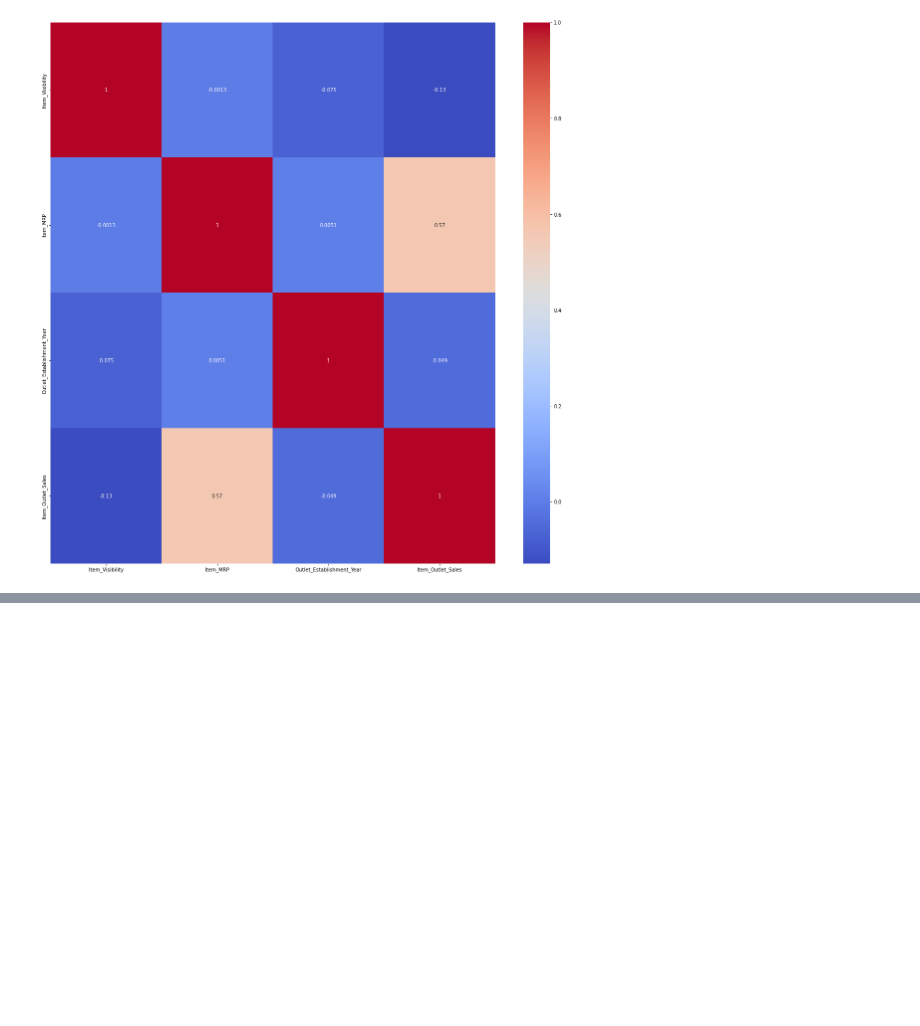
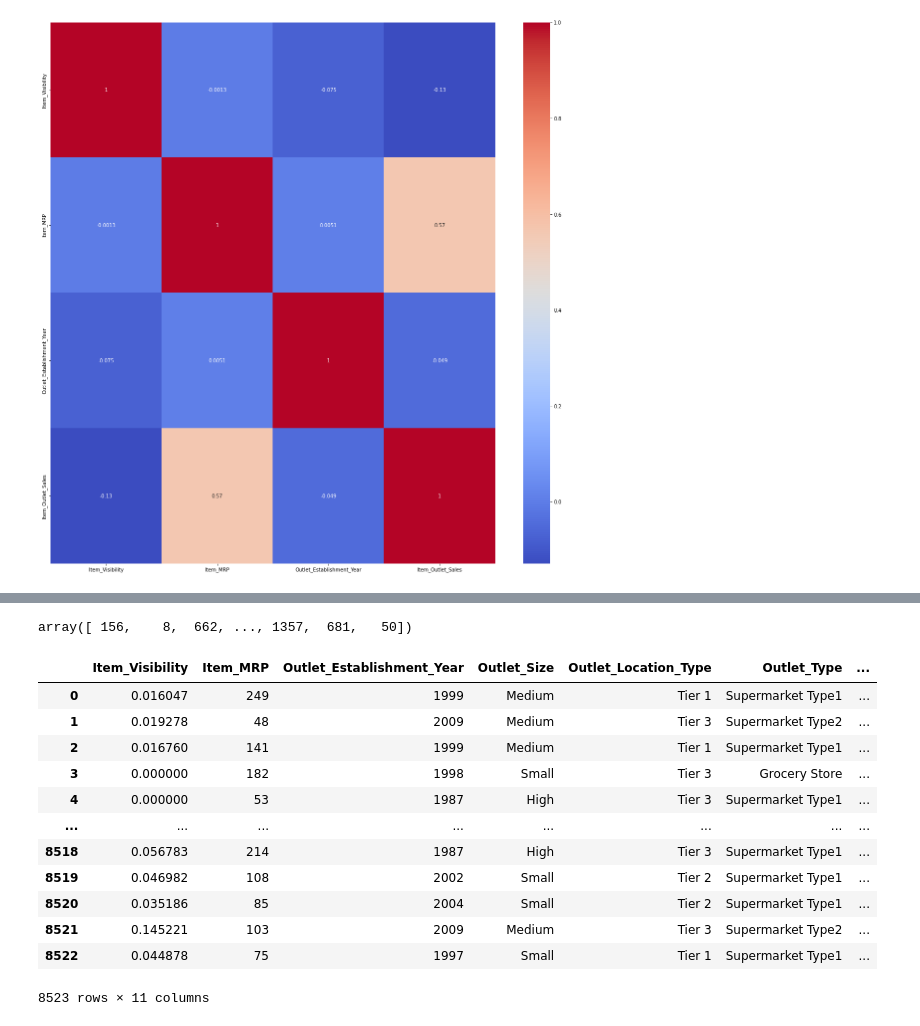
Before and after one commit to edfakie2/Sales-Predictions, a Jupyter notebook: Copy_of_Sales_Predictions.ipynb, the cells around one changed output, grey strips where cells are left out. Drawn from its saved outputs; the diff is of its cells as text; code cells hidden in the pictures; blank space fills up the shorter version.

```diff
--- a/Copy_of_Sales_Predictions.ipynb
+++ b/Copy_of_Sales_Predictions.ipynb
@@ -208,3 +303,42 @@ sns.heatmap(corr, cmap='coolwarm',annot=True);
+# %%
+label1 = le.fit_transform(df['Item_Identifier'])
+label
+# %% [output]
+array([ 156,    8,  662, ..., 1357,  681,   50])
+# %%
+label2 = le.fit_transform(df['Item_Fat_Content'])
+# %%
+label3 = le.fit_transform(df['Item_Type'])
+# %%
+label4 = le.fit_transform(df['Outlet_Identifier'])
+# %%
+df.drop('Item_Identifier',axis=1 , inplace=True)
+df['Item_Identifier'] = label1
+
+df.drop('Item_Fat_Content',axis=1 , inplace=True)
+df['Item_Fat_Content'] = label2
+
+df.drop('Item_Type',axis=1 , inplace=True)
+df['Item_Type'] = label3
+
+df.drop('Outlet_Identifier',axis=1 , inplace=True)
+df['Outlet_Identifier'] = label4
+# %%
+df
+# %% [output]
+|  | Item_Visibility | Item_MRP | Outlet_Establishment_Year | Outlet_Size | Outlet_Location_Type | Outlet_Type | ... |
+| 0 | 0.016047 | 249 | 1999 | Medium | Tier 1 | Supermarket Type1 | ... |
+| 1 | 0.019278 | 48 | 2009 | Medium | Tier 3 | Supermarket Type2 | ... |
+| 2 | 0.016760 | 141 | 1999 | Medium | Tier 1 | Supermarket Type1 | ... |
+| 3 | 0.000000 | 182 | 1998 | Small | Tier 3 | Grocery Store | ... |
+| 4 | 0.000000 | 53 | 1987 | High | Tier 3 | Supermarket Type1 | ... |
+| ... | ... | ... | ... | ... | ... | ... | ... |
+| 8518 | 0.056783 | 214 | 1987 | High | Tier 3 | Supermarket Type1 | ... |
+| 8519 | 0.046982 | 108 | 2002 | Small | Tier 2 | Supermarket Type1 | ... |
+| 8520 | 0.035186 | 85 | 2004 | Small | Tier 2 | Supermarket Type1 | ... |
+| 8521 | 0.145221 | 103 | 2009 | Medium | Tier 3 | Supermarket Type2 | ... |
+| 8522 | 0.044878 | 75 | 1997 | Small | Tier 1 | Supermarket Type1 | ... |
+8523 rows × 11 columns
 # %%
 x=df.drop(columns=['Item_Outlet_Sales'])
 y=df['Item_Outlet_Sales']
```
Also changed, not shown: parts of 30 cells of this notebook.
